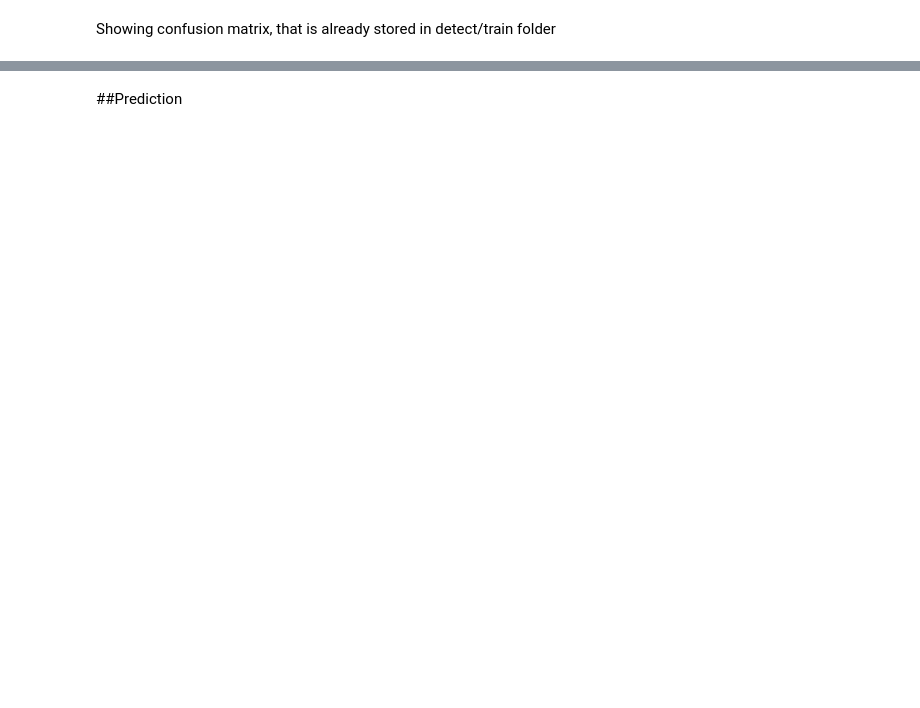
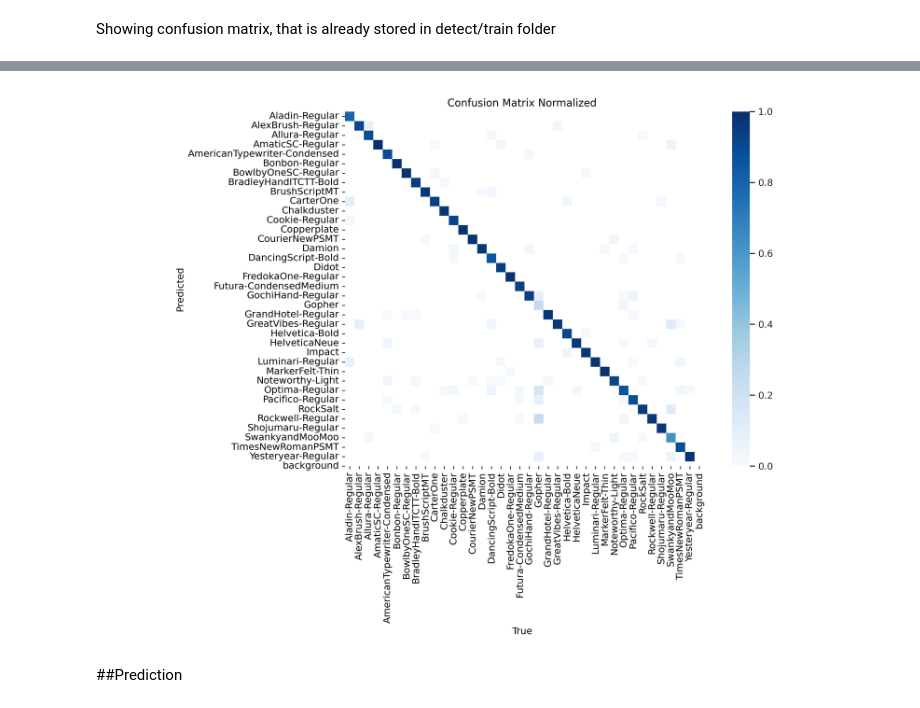
Before and after one commit to yuukionna022/ComputerVisionFontsExtended, a Jupyter notebook: ComputerVisionProject.ipynb, the cells around one changed output, grey strips where cells are left out. Saved outputs shown, nothing was run; the diff lists cells and outputs as text; code cells hidden in the pictures; blank space fills up the shorter version.

```diff
--- a/ComputerVisionProject.ipynb
+++ b/ComputerVisionProject.ipynb
@@ -663,3 +615,7 @@ Image.open('/content/runs/detect/train/confusion_matrix_normalized.png')
+# %%
+Image.open('/content/runs/classify/train52/confusion_matrix_normalized.png')
+# %% [output]
+[figure, added]
 # %% [markdown]
 ##Prediction
 # %%
```
Also changed, not shown: parts of 88 cells of this notebook.
